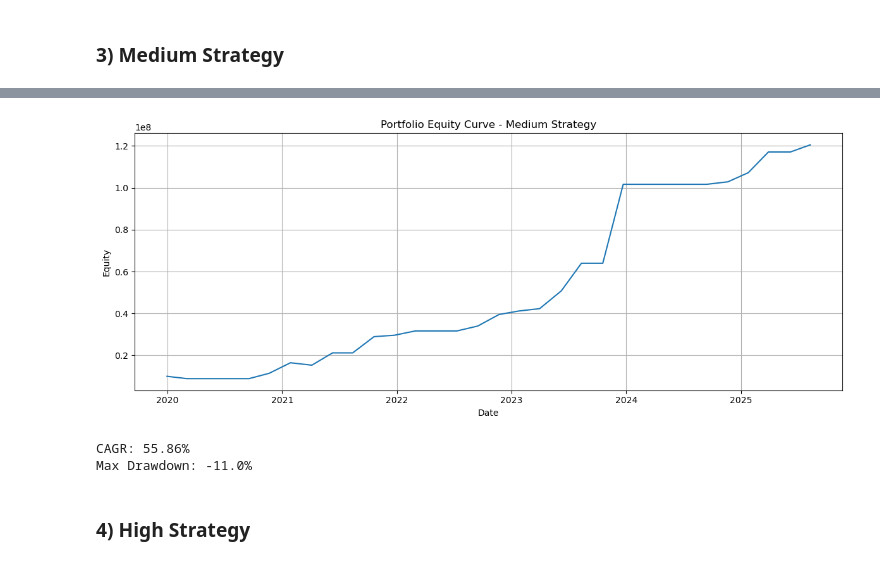
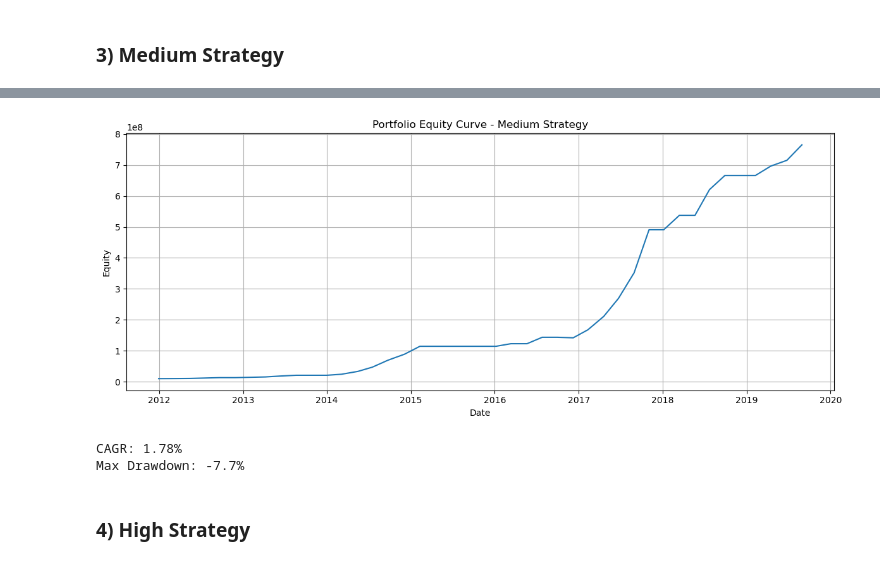
Before and after one commit to jagan010101/algo-trading, a Jupyter notebook: Algo Trading.ipynb, the cells around one changed output, grey strips where cells are left out. Cells and saved outputs as stored; diff of their text form; code cells hidden in the pictures.

```diff
--- a/Algo Trading.ipynb
+++ b/Algo Trading.ipynb
@@ -2245,6 +2263,9 @@ df_backtest = df_backtest.sort_values(["Symbol", "Date"]).reset_index(drop = Tru
 
 # Ensuring that there are no duplicate rows
 df_backtest = df_backtest.drop_duplicates(subset = ["Symbol", "Date"])
+
+# Ensuing that test data does not overflow into the train data
+train_df_backtest = df_backtest[df_backtest["Date"] < test_start_date].copy()
 # %% [markdown]
 ### 1) Master Strategy
 # %%
@@ -2331,7 +2366,7 @@ Max Drawdown: -3.0%
 # %% [markdown]
 ### 3) Medium Strategy
 # %%
-train_equity_medium = backtest_medium_strategy(df_backtest,
+train_equity_medium = backtest_medium_strategy(train_df_backtest,
                                                train_start_date,
                                                capital = 1_00_00_000)
 # %% [output]
@@ -2343,37 +2384,37 @@ KeyboardInterrupt:
 # %%
-equity_df = pd.DataFrame(train_equity_medium, columns = ["Date", "Equity"])
-equity_df = equity_df.sort_values("Date")
-equity_df.set_index("Date", inplace = True)
+train_medium_results = pd.DataFrame(train_equity_medium, columns = ["Date", "Equity"])
+train_medium_results = train_medium_results.sort_values("Date")
+train_medium_results.set_index("Date", inplace = True)
 
 plt.figure(figsize = (12,5))
-plt.plot(equity_df.index, equity_df["Equity"])
+plt.plot(train_medium_results.index, train_medium_results["Equity"])
 
 plt.title("Portfolio Equity Curve - Medium Strategy")
 plt.xlabel("Date")
 plt.ylabel("Equity")
 
 plt.grid(True)
 
 plt.tight_layout()
 plt.show()
 # %% [output]
-[figure, old version]
+[figure, new version]
 # %%
-start_val = equity_df["Equity"].iloc[0]
-end_val   = equity_df["Equity"].iloc[-1]
+start_val = train_medium_results["Equity"].iloc[0]
+end_val   = train_medium_results["Equity"].iloc[-1]
 
-years = (equity_df.index[-1] - equity_df.index[0]).days / 365
+years = (train_medium_results.index[-1] - train_medium_results.index[0]).days / 365
 CAGR = round(100 * ((end_val / start_val) ** (1/ years) - 1), 2)
 
-running_max = equity_df["Equity"].cummax()
-drawdown = (equity_df["Equity"] - running_max) / running_max
+running_max = train_medium_results["Equity"].cummax()
+drawdown = (train_medium_results["Equity"] - running_max) / running_max
 max_dd = drawdown.min()
 
 print(f"CAGR: {CAGR}%")
 print(f"Max Drawdown: {round(100 * max_dd, 1)}%")
 # %% [output]
-CAGR: 55.86%
-Max Drawdown: -11.0%
+CAGR: 1.78%
+Max Drawdown: -7.7%
 # %% [markdown]
 ### 4) High Strategy
 # %%
```
Also changed, not shown: parts of 30 cells of this notebook.
